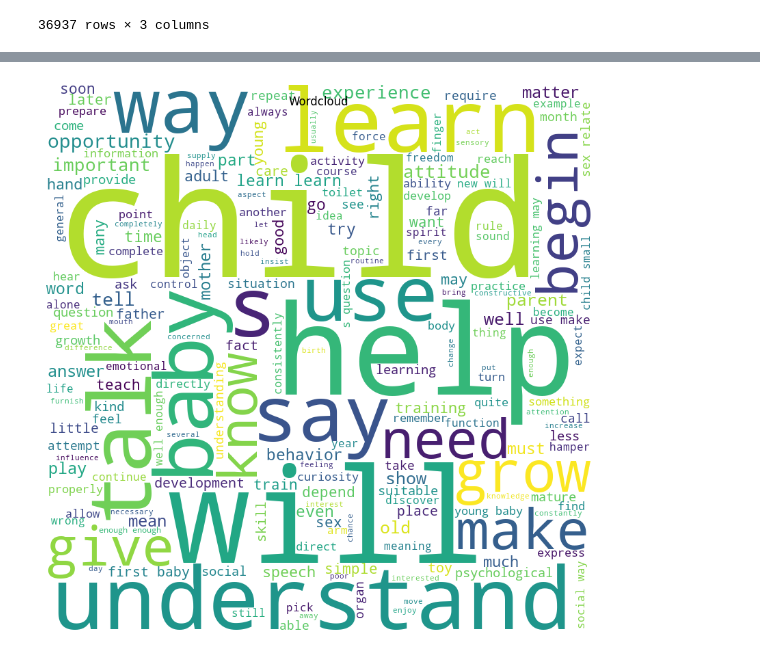
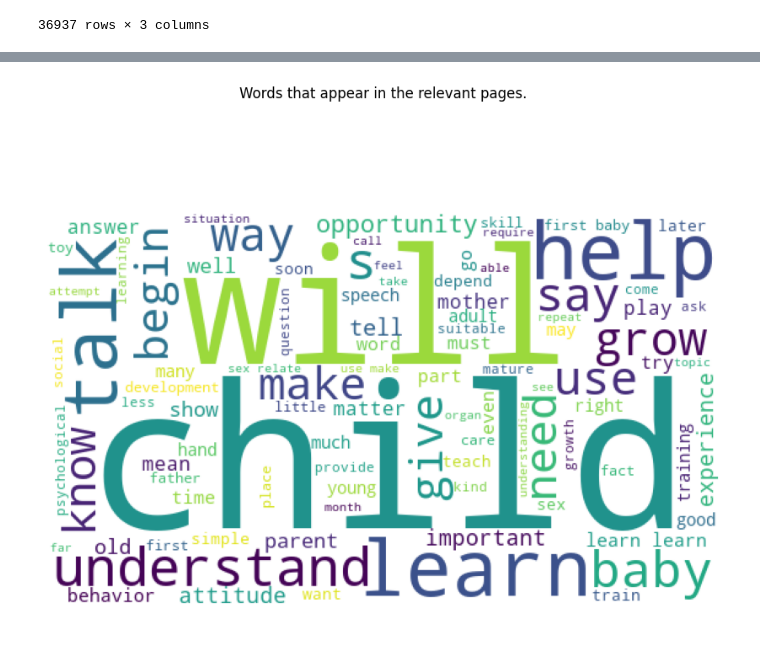
Before and after one commit to liseli/torchlite_hackathon, a Jupyter notebook: BookNavigator.ipynb, the cells around one changed output, grey strips where cells are left out. Saved outputs shown, nothing was run; the diff lists cells and outputs as text; code cells hidden in the pictures.

Commit message:
update image titles

```diff
--- a/BookNavigator.ipynb
+++ b/BookNavigator.ipynb
@@ -425,29 +307,29 @@ alt.Chart(relevant_count_words[relevant_count_words['count']>1]).mark_circle(
 # %%
 # Lemmatize the text of relevant pages to generate a wordcloud
 list_relevant_pages = relevant_count_words['page_no'].unique()
 
 
 df_text_relevant_pages = df_relevant_pages[df_relevant_pages['page_no'].isin(list_relevant_pages)]
 lemmatize_relevant_pages = ''
 for text_page in df_text_relevant_pages['text'].to_list():
     lemmatize_page = text_lemmatizer(text_page)
     lemmatize_relevant_pages = lemmatize_relevant_pages + ' '.join(lemmatize_page)
 
 
 def generate_wordcloud(text, title="Wordcloud"):
-    wordcloud = WordCloud(width = 800, height = 800,
+    wordcloud = WordCloud(width = 550, height = 320,
                 background_color ='white',
                 stopwords = None,
                 min_font_size = 10).generate(text)
 
     # plot the WordCloud image
     plt.figure(figsize = (8, 8), facecolor = None)
     plt.imshow(wordcloud)
     plt.axis("off")
     plt.tight_layout(pad = 0)
     plt.suptitle(title)
     plt.show()
 
-generate_wordcloud(lemmatize_relevant_pages, title="Wordcloud")
+generate_wordcloud(lemmatize_relevant_pages, title="Words that appear in the relevant pages.")
 # %% [output]
-[figure, old version]
+[figure, new version]
```
Also changed, not shown: parts of 2 cells of this notebook, 1 other file.
